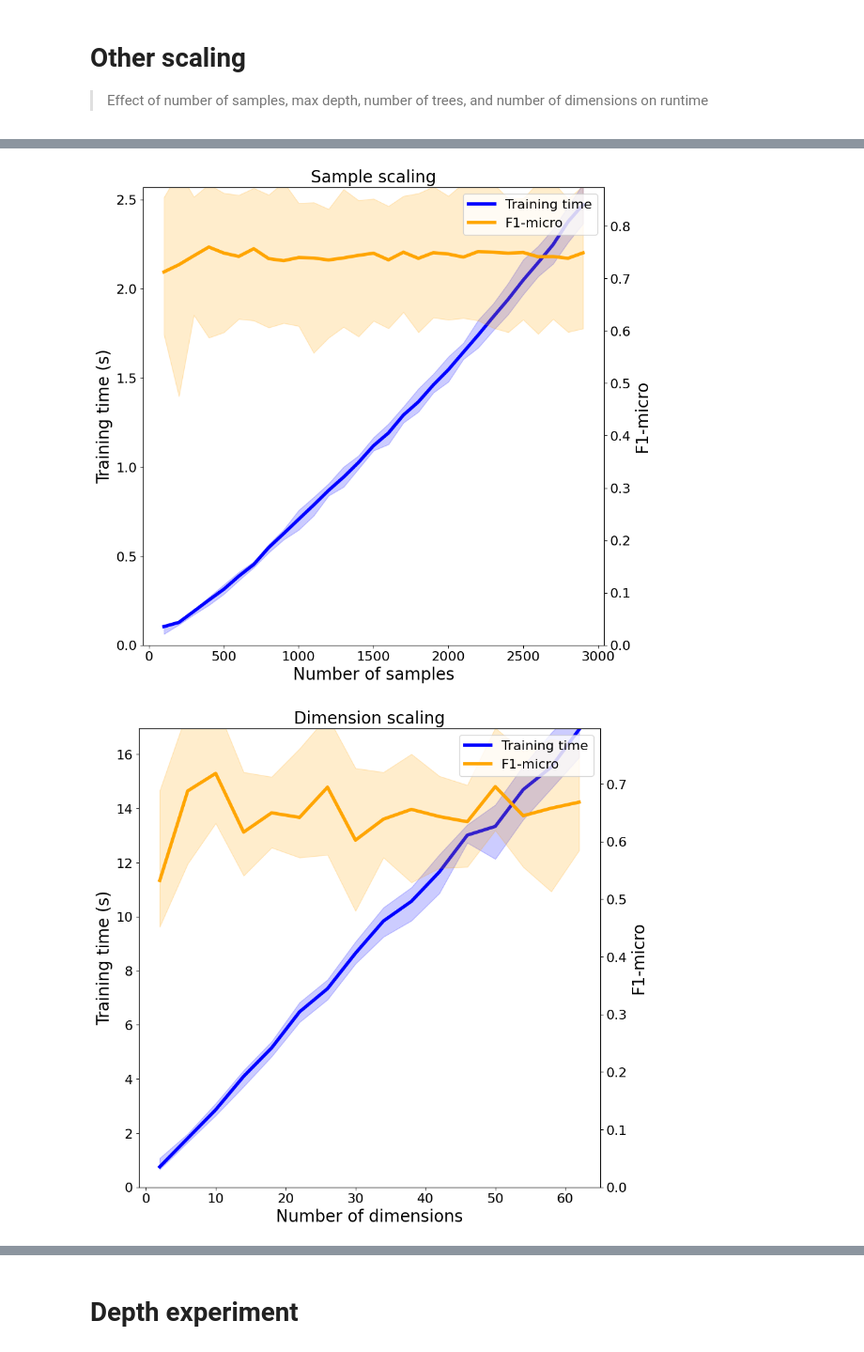
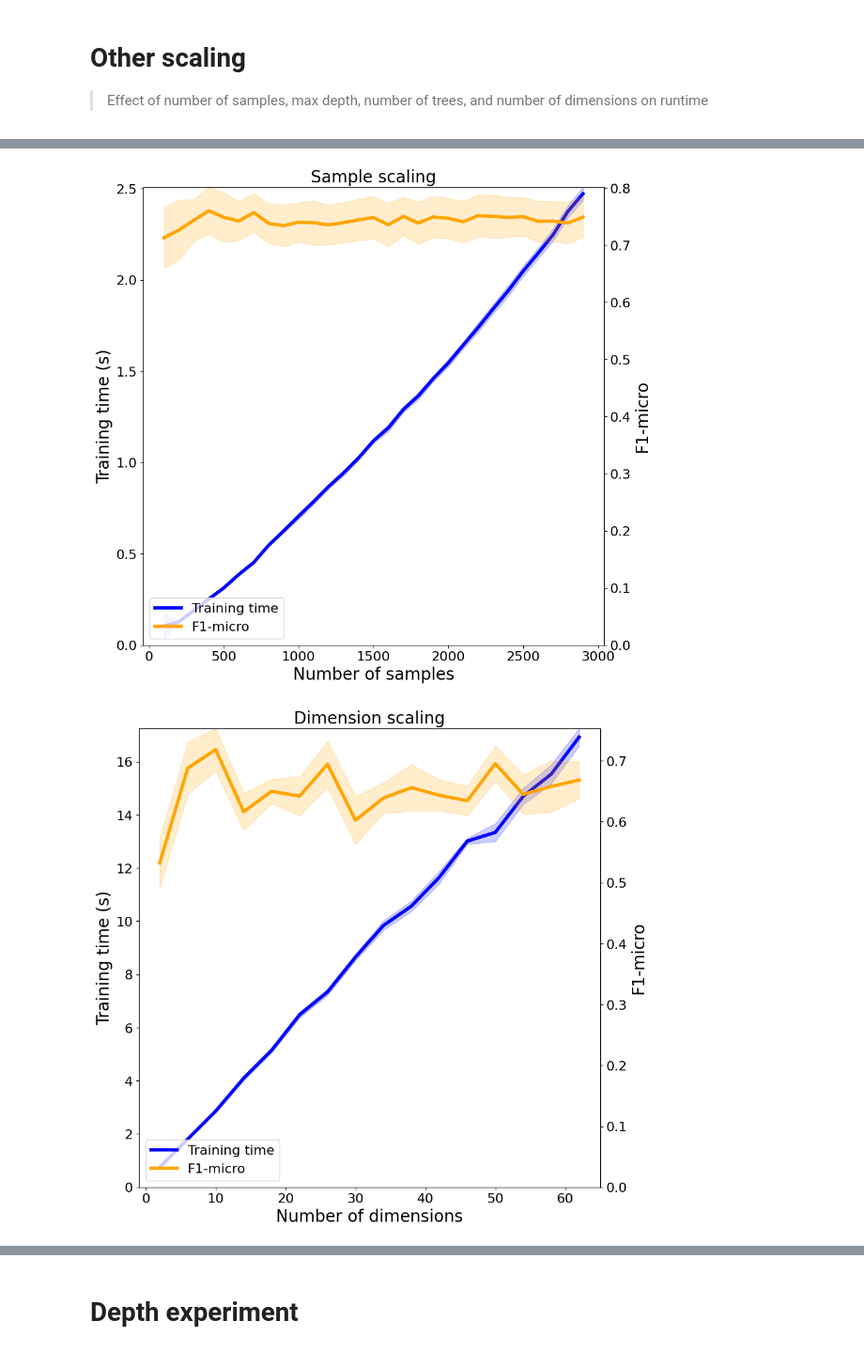
Before and after one commit to pchlenski/hyperdt, a Jupyter notebook: notebooks/30_other_scaling.ipynb, the cells around one changed output, grey strips where cells are left out. Shown: that part at 94% size. Cells and saved outputs as stored; diff of their text form; code cells hidden in the pictures.

```diff
--- a/notebooks/30_other_scaling.ipynb
+++ b/notebooks/30_other_scaling.ipynb
@@ -117,42 +112,35 @@ def plot_results(df, col, ax=None, fill="ci"):
         fig, ax = plt.subplots(figsize=(10, 10))
 
     means = df.groupby(col).mean().reset_index()
-    # stds = df.groupby(col).std().reset_index()
-    lo = df.groupby(col).quantile(0.05).reset_index()
-    hi = df.groupby(col).quantile(0.95).reset_index()
-    # stds = df.groupby(col).std().reset_index() / np.sqrt(N_TRIALS)
+    stderr = df.groupby(col).std().reset_index() / np.sqrt(N_TRIALS)
 
     ax.plot(means[col], means["time"], color="blue", label="Training time", lw=4)
     # ax.fill_between(means[col], means["time"] - stds["time"], means["time"] + stds["time"], alpha=0.2)
     ax.fill_between(
         means[col],
-        # means["time"] - stds["time"],
-        # means["time"] + stds["time"],
-        lo["time"],
-        hi["time"],
+        means["time"] - 1.96 * stderr["time"],
+        means["time"] + 1.96 * stderr["time"],
         color="blue",
         alpha=0.2,
     )
     ax.set_ylabel("Training time (s)")
     h1, l1 = ax.get_legend_handles_labels()
-    ax.set_ylim(0, np.max(means["time"] + stds["time"]))
+    ax.set_ylim(0, np.max(means["time"] + 1.96 * stderr["time"]))
 
     ax2 = ax.twinx()
 
     ax2.plot(means[col], means["f1-micro"], color="orange", label="F1-micro", lw=4)
     ax2.fill_between(
         means[col],
-        # means["f1-micro"] - stds["f1-micro"],
-        # means["f1-micro"] + stds["f1-micro"],
-        lo["f1-micro"],
-        hi["f1-micro"],
+        means["f1-micro"] - 1.96 * stderr["f1-micro"],
+        means["f1-micro"] + 1.96 * stderr["f1-micro"],
         color="orange",
         alpha=0.2,
     )
     ax2.set_ylabel("F1-micro")
     h2, l2 = ax2.get_legend_handles_labels()
     ax2.legend(h1 + h2, l1 + l2)
-    ax2.set_ylim(0, np.max(means["f1-micro"] + stds["f1-micro"]))
+    ax2.set_ylim(0, np.max(means["f1-micro"] + 1.96 * stderr["f1-micro"]))
 
     return ax, ax2
 # %%
@@ -172,25 +160,25 @@ ax.set_xlabel("Number of samples")
 ax.set_title("Sample scaling")
 plt.show()
 # %% [output]
-[figure, old version]
+[figure, new version]
 # %%
 # Experiment 2: #dimensions
 
 # Hyperparams
 MIN_DIMS = 2
 MAX_DIMS = 64
 STEP = 2
 
 # Experiment
-# n_dims_results = run_experiment("n_dim", MIN_DIMS, MAX_DIMS, STEP)
+n_dims_results = run_experiment("n_dim", MIN_DIMS, MAX_DIMS, STEP)
 
 # Plotting
 ax, ax2 = plot_results(n_dims_results, "n_dim")
 ax.set_xlabel("Number of dimensions")
 ax.set_title("Dimension scaling")
 plt.show()
 # %% [output]
-[figure, old version]
+[figure, new version]
 # %%
 # Experiment 3: number of trees
 
```
Also changed, not shown: parts of 5 cells of this notebook, 2 other files.
